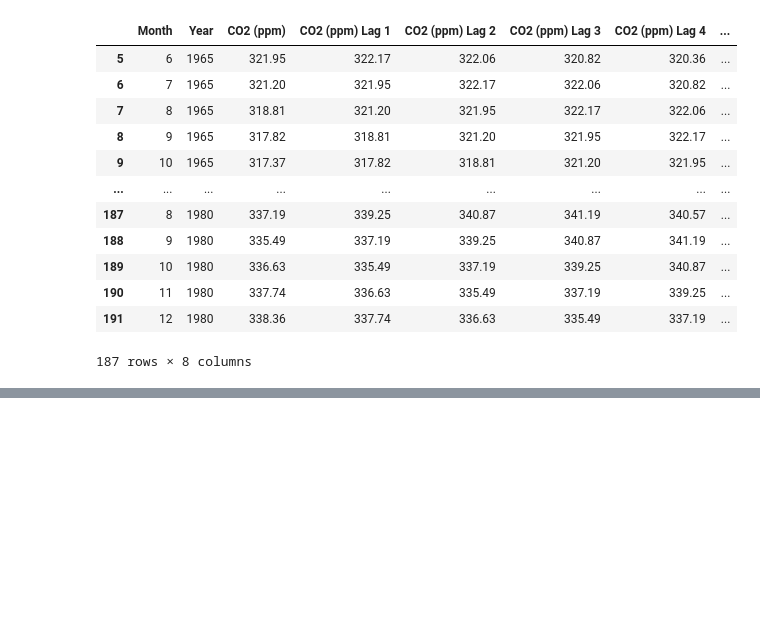
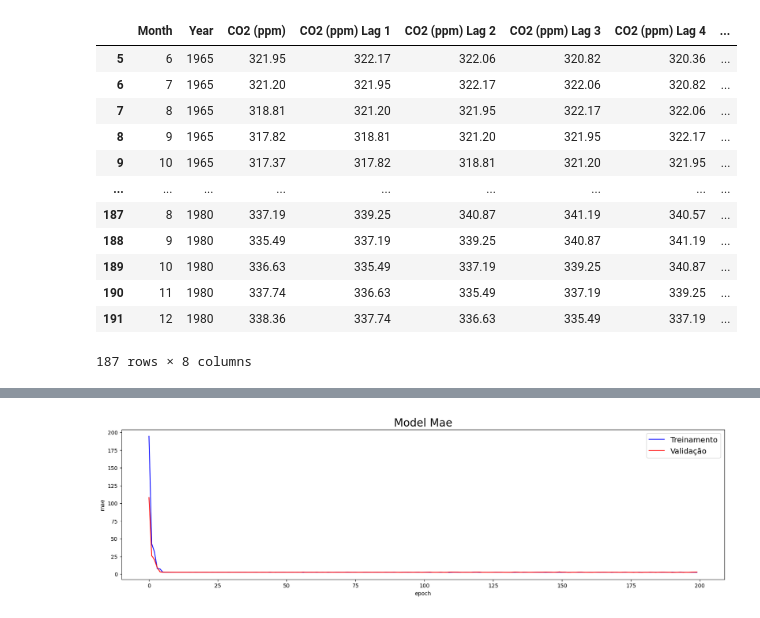
Before and after one commit to GabrielCdev/Time-Series-Processing, a Jupyter notebook: TimeSeriesProcessing_Volcano.ipynb, the cells around one changed output, grey strips where cells are left out. Saved outputs shown, nothing was run; the diff lists cells and outputs as text; code cells hidden in the pictures; blank space fills up the shorter version.

```diff
--- a/TimeSeriesProcessing_Volcano.ipynb
+++ b/TimeSeriesProcessing_Volcano.ipynb
@@ -223,0 +339,11 @@ new_volcano_df
+# %%
+plt.figure(figsize=(20, 5))
+plt.plot(history.history['mae'], color='blue')
+plt.plot(history.history['val_mae'], color='red')
+plt.title('Model Mae', fontsize=20)
+plt.ylabel('mae')
+plt.xlabel('epoch')
+plt.legend(['Treinamento', 'Validação'], loc='upper right', fontsize=14)
+plt.show()
+# %% [output]
+[figure, added]
```
Also changed, not shown: parts of 19 cells of this notebook.
